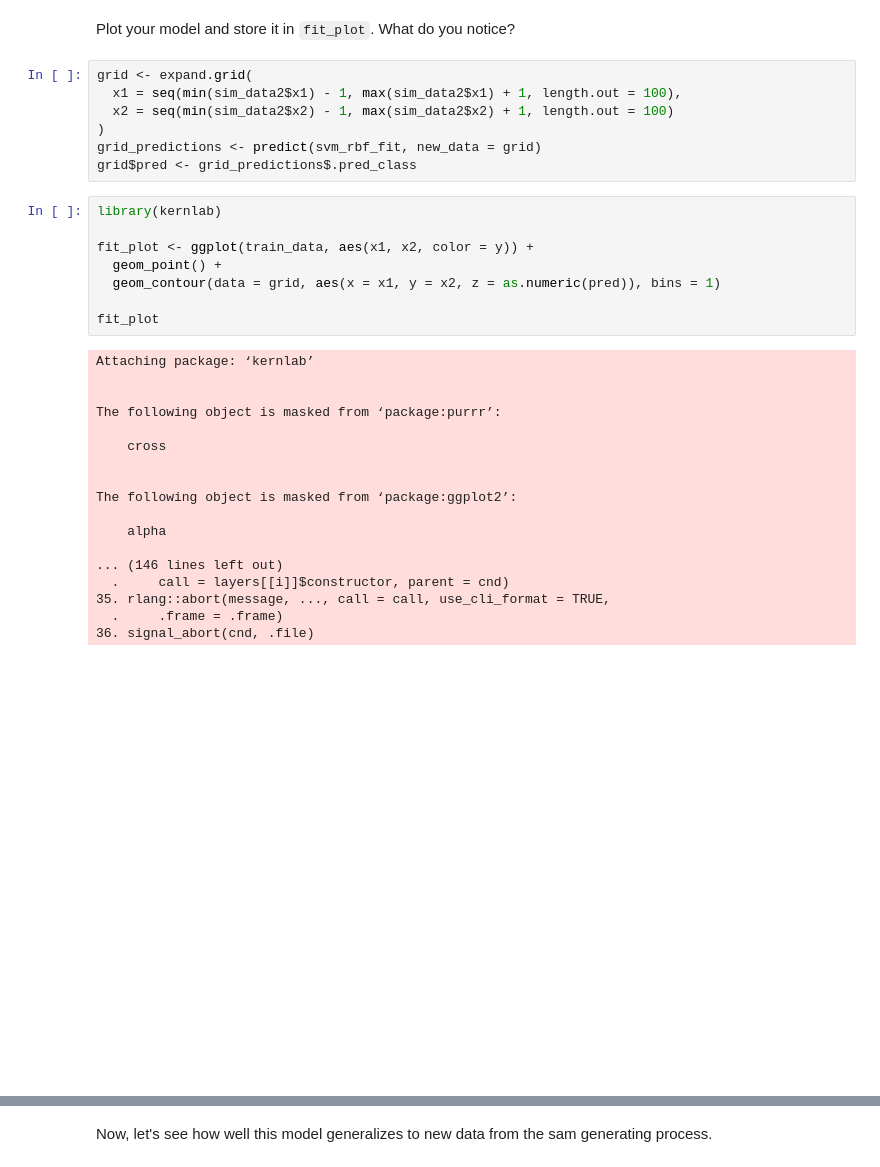
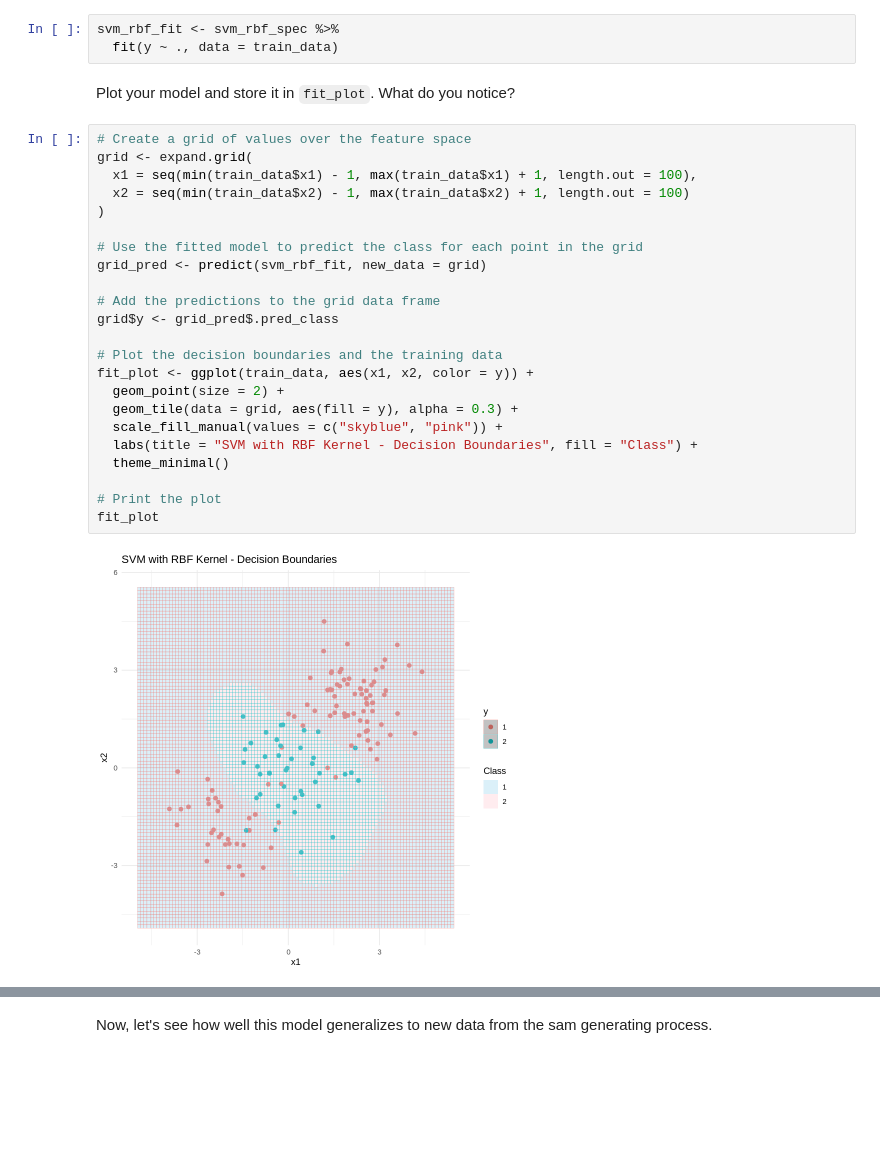
Before and after one commit to dennislamcv1/UniofColStatsLearning, a Jupyter notebook: Trees, SVM and Unsupervised Learning/Support Vector Machines Programming Assignment.ipynb, the cells around one changed output, grey strips where cells are left out. Cells and saved outputs as stored; diff of their text form; blank space fills up the shorter version.

```diff
--- a/Trees, SVM and Unsupervised Learning/Support Vector Machines Programming Assignment.ipynb
+++ b/Trees, SVM and Unsupervised Learning/Support Vector Machines Programming Assignment.ipynb
@@ -57,36 +55,30 @@ svm_rbf_fit <- fit(svm_rbf_spec, y ~ x1 + x2, data = train_data)
+# %%
+svm_rbf_fit <- svm_rbf_spec %>%
+  fit(y ~ ., data = train_data)
 # %% [markdown]
 Plot your model and store it in `fit_plot`. What do you notice?
-# %%
-grid <- expand.grid(
-  x1 = seq(min(sim_data2$x1) - 1, max(sim_data2$x1) + 1, length.out = 100),
-  x2 = seq(min(sim_data2$x2) - 1, max(sim_data2$x2) + 1, length.out = 100)
-)
-grid_predictions <- predict(svm_rbf_fit, new_data = grid)
-grid$pred <- grid_predictions$.pred_class
-# %%
-library(kernlab)
-
-fit_plot <- ggplot(train_data, aes(x1, x2, color = y)) +
-  geom_point() +
-  geom_contour(data = grid, aes(x = x1, y = x2, z = as.numeric(pred)), bins = 1)
-
-fit_plot
-# %% [output]
-Attaching package: ‘kernlab’
-
-
-The following object is masked from ‘package:purrr’:
-
-    cross
-
-
-The following object is masked from ‘package:ggplot2’:
-
-    alpha
-
-... (146 lines left out)
-  .     call = layers[[i]]$constructor, parent = cnd)
-35. rlang::abort(message, ..., call = call, use_cli_format = TRUE,
-  .     .frame = .frame)
-36. signal_abort(cnd, .file)
-[figure, removed]
+# %%
+# Create a grid of values over the feature space
+grid <- expand.grid(
+  x1 = seq(min(train_data$x1) - 1, max(train_data$x1) + 1, length.out = 100),
+  x2 = seq(min(train_data$x2) - 1, max(train_data$x2) + 1, length.out = 100)
+)
+
+# Use the fitted model to predict the class for each point in the grid
+grid_pred <- predict(svm_rbf_fit, new_data = grid)
+
+# Add the predictions to the grid data frame
+grid$y <- grid_pred$.pred_class
+
+# Plot the decision boundaries and the training data
+fit_plot <- ggplot(train_data, aes(x1, x2, color = y)) +
+  geom_point(size = 2) +
+  geom_tile(data = grid, aes(fill = y), alpha = 0.3) +
+  scale_fill_manual(values = c("skyblue", "pink")) +
+  labs(title = "SVM with RBF Kernel - Decision Boundaries", fill = "Class") +
+  theme_minimal()
+
+# Print the plot
+fit_plot
+# %% [output]
+[figure, added]
```
Also changed, not shown: parts of 5 cells of this notebook, 1 other file.
